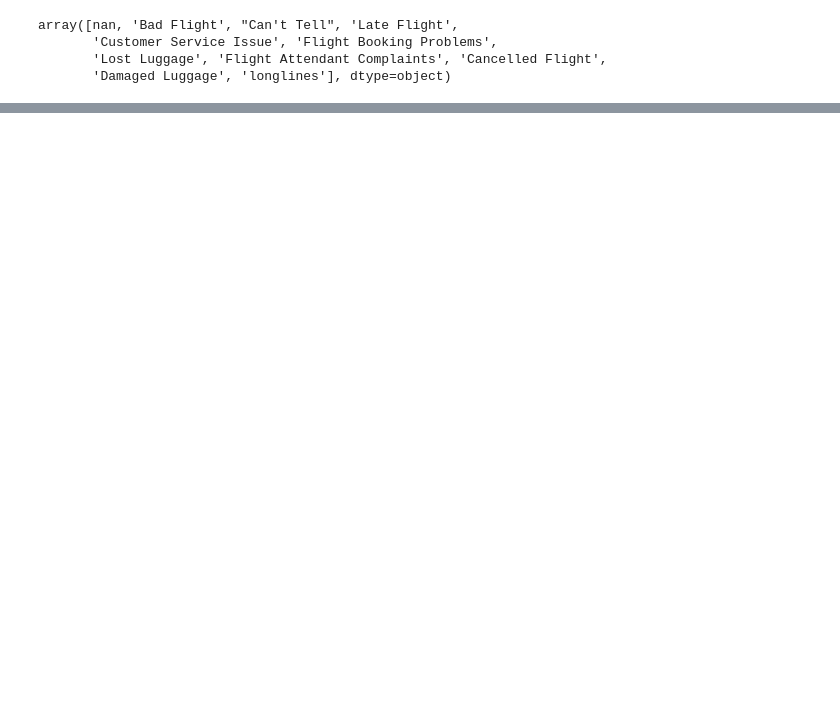
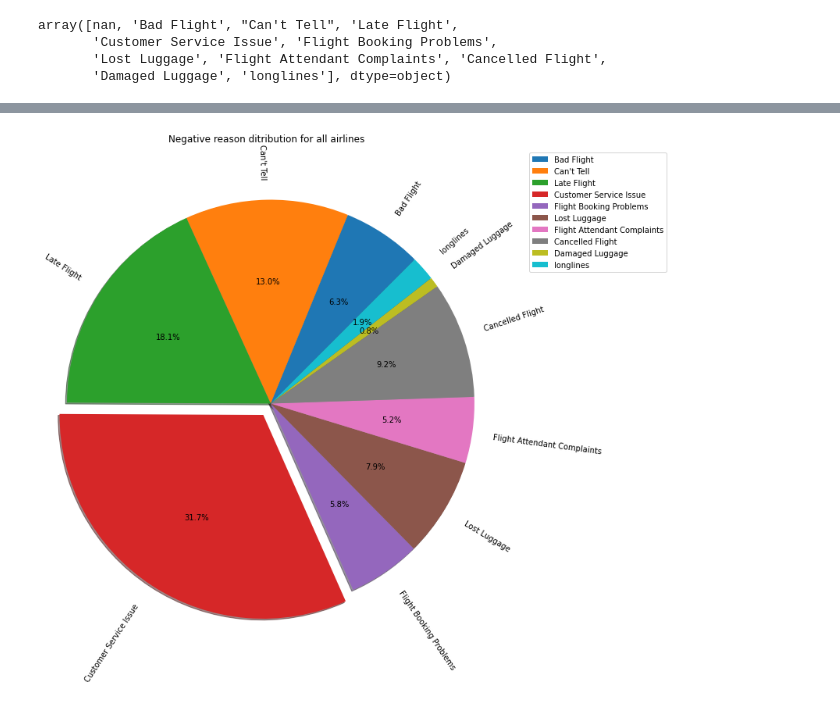
Before and after one commit to mulac/TDA-SentimentAnalysis, a Jupyter notebook: DataAnalysis.ipynb, the cells around one changed output, grey strips where cells are left out. Cells and saved outputs as stored; diff of their text form; code cells hidden in the pictures; blank space fills up the shorter version.

```diff
--- a/DataAnalysis.ipynb
+++ b/DataAnalysis.ipynb
@@ -375,0 +361,4 @@ plot_piechart(dtf_american, "American", figNum)
+# %%
+plot_piechart(dtf,'all airlines')
+# %% [output]
+[figure, added]
```
Also changed, not shown: parts of 21 cells of this notebook.
